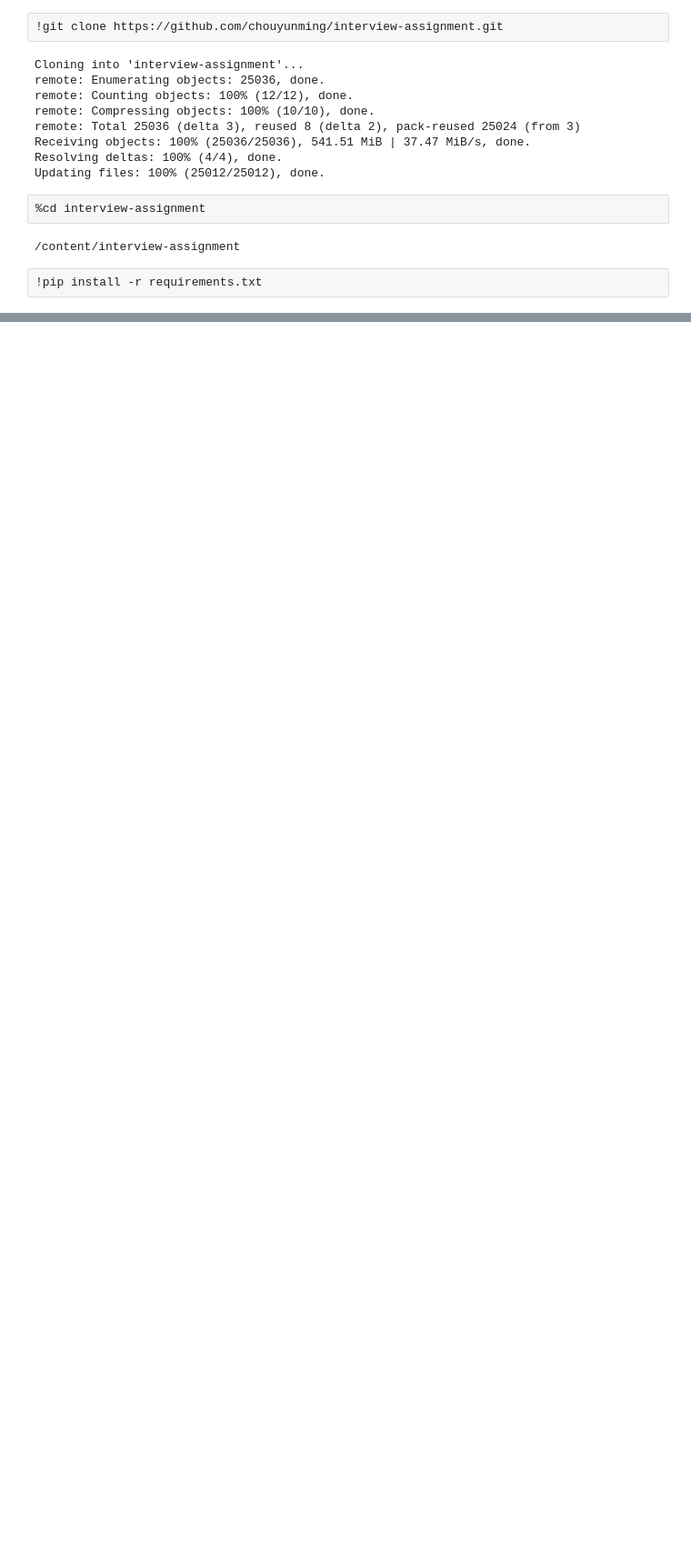
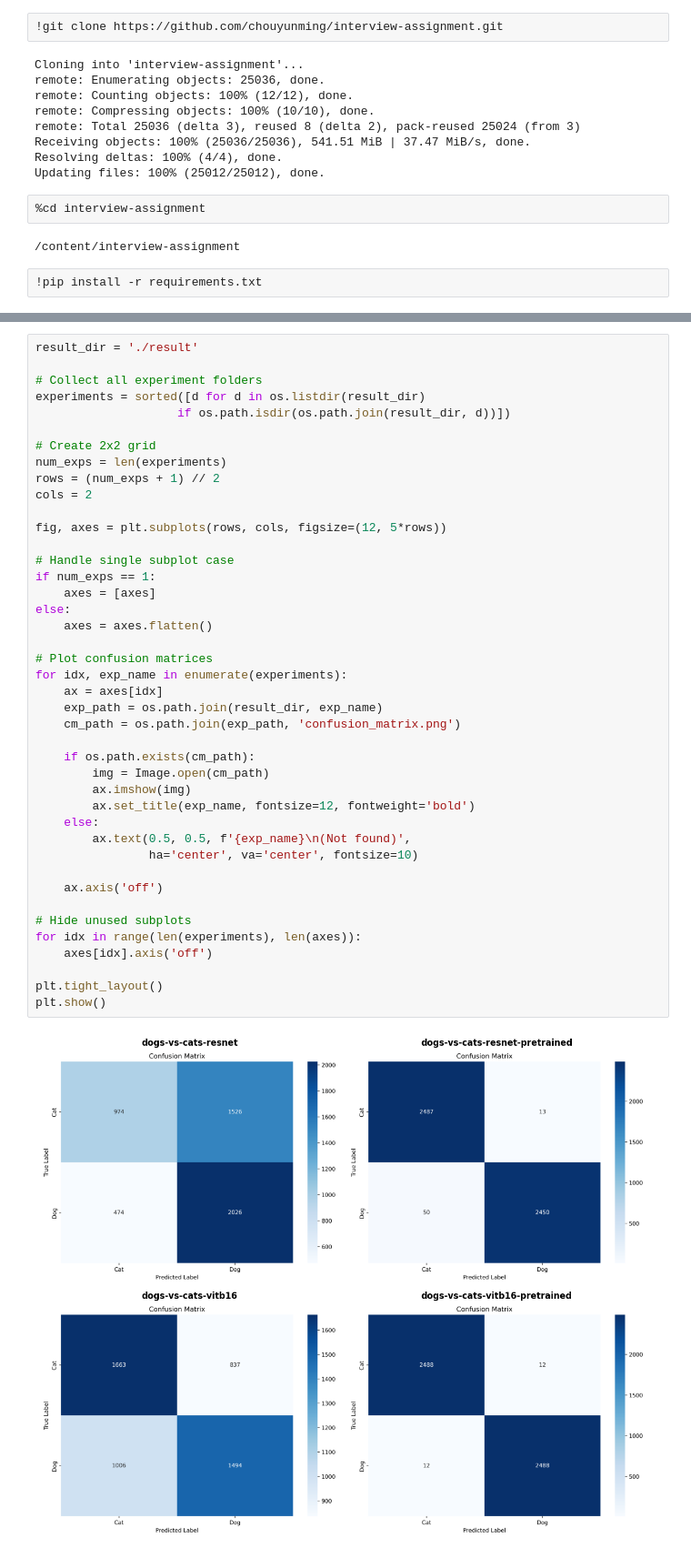
Before and after one commit to chouyunming/interview-assignment, a Jupyter notebook: notebooks/performance.ipynb, the cells around one changed output, grey strips where cells are left out. Shown at 91% size. Cells and saved outputs as stored; diff of their text form; blank space fills up the shorter version.

```diff
--- a/notebooks/performance.ipynb
+++ b/notebooks/performance.ipynb
@@ -88,0 +229,44 @@ ROC curve saved to ./result/dogs-vs-cats-resnet/roc_curve.png
+# %%
+result_dir = './result'
+
+# Collect all experiment folders
+experiments = sorted([d for d in os.listdir(result_dir)
+                    if os.path.isdir(os.path.join(result_dir, d))])
+
+# Create 2x2 grid
+num_exps = len(experiments)
+rows = (num_exps + 1) // 2
+cols = 2
+
+fig, axes = plt.subplots(rows, cols, figsize=(12, 5*rows))
+
+# Handle single subplot case
+if num_exps == 1:
+    axes = [axes]
+else:
+    axes = axes.flatten()
+
+# Plot confusion matrices
+for idx, exp_name in enumerate(experiments):
+    ax = axes[idx]
+    exp_path = os.path.join(result_dir, exp_name)
+    cm_path = os.path.join(exp_path, 'confusion_matrix.png')
+
+    if os.path.exists(cm_path):
+        img = Image.open(cm_path)
+        ax.imshow(img)
+        ax.set_title(exp_name, fontsize=12, fontweight='bold')
+    else:
+        ax.text(0.5, 0.5, f'{exp_name}\n(Not found)',
+                ha='center', va='center', fontsize=10)
+
+    ax.axis('off')
+
+# Hide unused subplots
+for idx in range(len(experiments), len(axes)):
+    axes[idx].axis('off')
+
+plt.tight_layout()
+plt.show()
+# %% [output]
+[figure, added]
```
Also changed, not shown: parts of 20 cells of this notebook, 13 other files.
